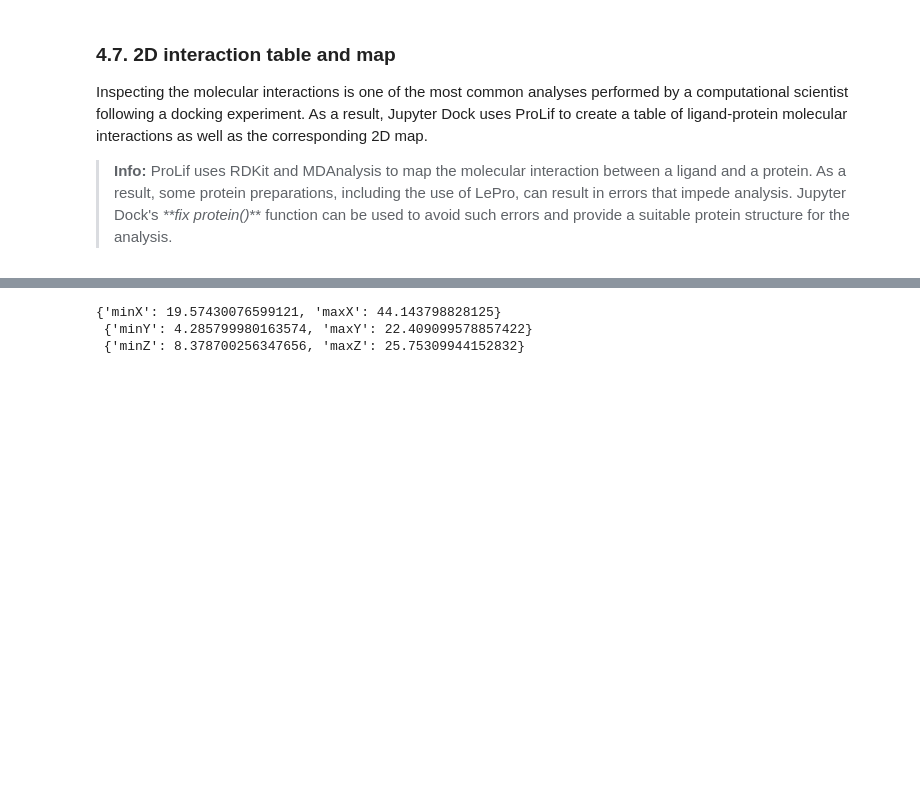
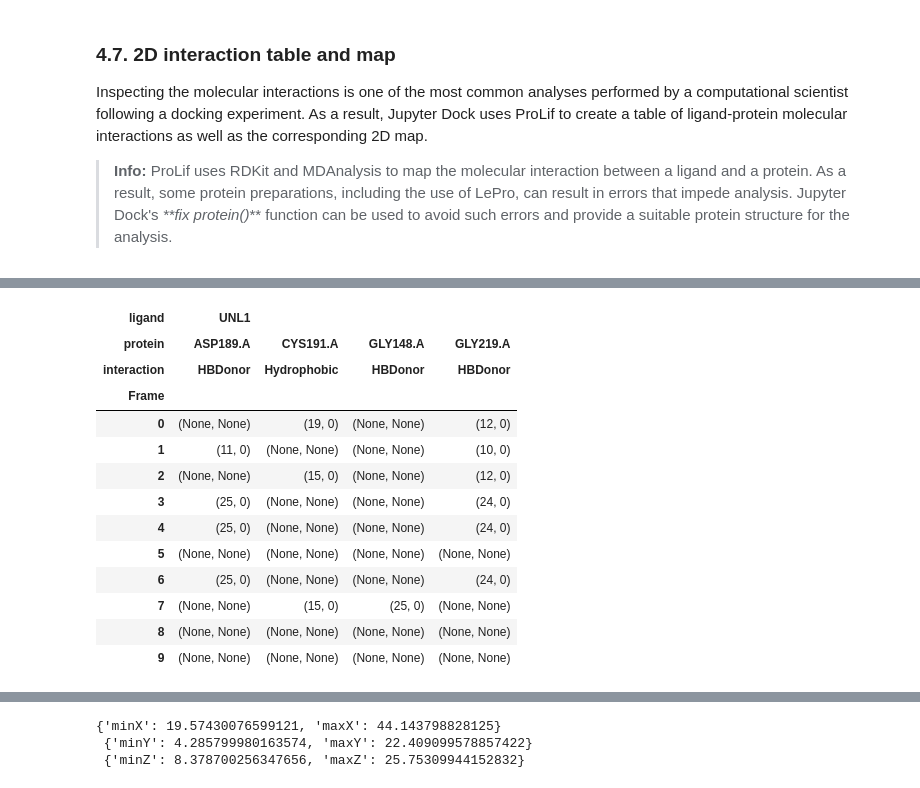
Before and after one commit to AngelRuizMoreno/Cheminformatics_workflows_source, a Jupyter notebook: content/articles/1.-Molecular_Docking.ipynb, the cells around one changed output, grey strips where cells are left out. Drawn from its saved outputs; the diff is of its cells as text; code cells hidden in the pictures; blank space fills up the shorter version.

```diff
--- a/content/articles/1.-Molecular_Docking.ipynb
+++ b/content/articles/1.-Molecular_Docking.ipynb
@@ -487,0 +561,28 @@ net.display()
+# %%
+# load protein
+prot = mda.Universe("1AZ8_clean_H_fix.pdb")
+prot = plf.Molecule.from_mda(prot)
+prot.n_residues
+
+# load ligands
+lig_suppl = list(plf.sdf_supplier('1AZ8_lig_smina_out.sdf'))
+# generate fingerprint
+fp = plf.Fingerprint()
+fp.run_from_iterable(lig_suppl, prot)
+results_df = fp.to_dataframe(return_atoms=True)
+results_df
+# %% [output]
+| ligand | UNL1 |  |  |  |
+| protein | ASP189.A | CYS191.A | GLY148.A | GLY219.A |
+| interaction | HBDonor | Hydrophobic | HBDonor | HBDonor |
+| Frame |  |  |  |  |
+| 0 | (None, None) | (19, 0) | (None, None) | (12, 0) |
+| 1 | (11, 0) | (None, None) | (None, None) | (10, 0) |
+| 2 | (None, None) | (15, 0) | (None, None) | (12, 0) |
+| 3 | (25, 0) | (None, None) | (None, None) | (24, 0) |
+| 4 | (25, 0) | (None, None) | (None, None) | (24, 0) |
+| 5 | (None, None) | (None, None) | (None, None) | (None, None) |
+| 6 | (25, 0) | (None, None) | (None, None) | (24, 0) |
+| 7 | (None, None) | (15, 0) | (25, 0) | (None, None) |
+| 8 | (None, None) | (None, None) | (None, None) | (None, None) |
+| 9 | (None, None) | (None, None) | (None, None) | (None, None) |
```
Also changed, not shown: parts of 29 cells of this notebook, 2 other files.
